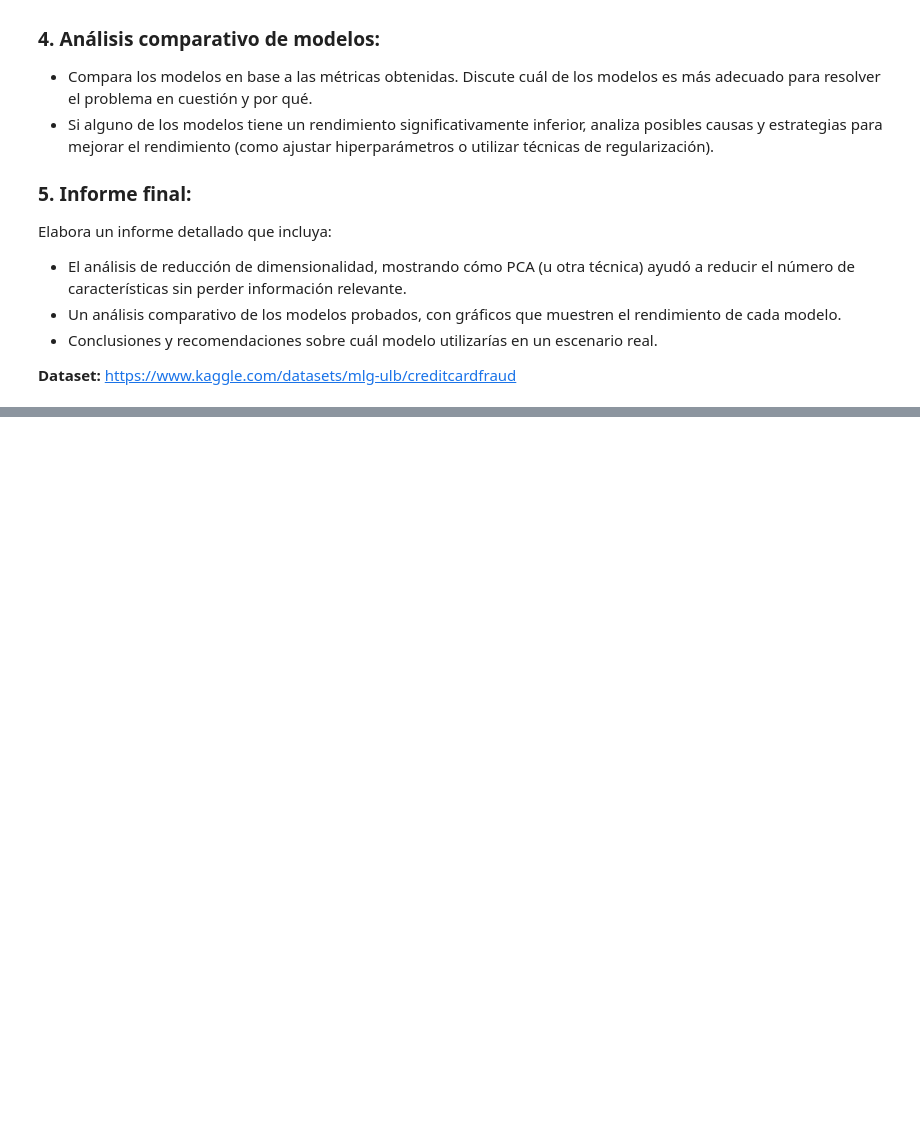
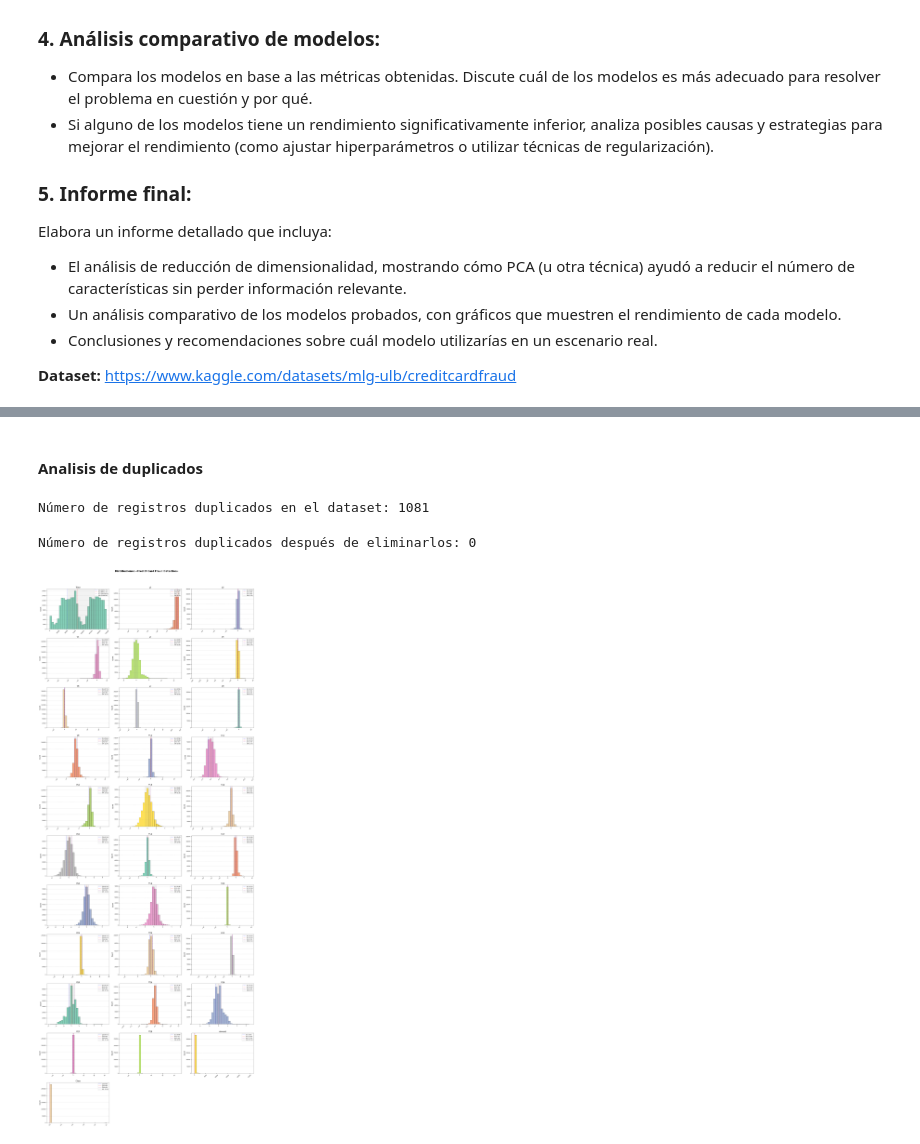
Before and after one commit to gillopy/Coding_Dojo_DS_ML, a Jupyter notebook: 3 - Advance_Machine_Learning/2 - Aprendizaje profundo/3 - Reducción de Dimensionalidad y Benchmarking de Modelos (Core)/Reducción de Dimensionalidad y Benchmarking de Modelos (Core).ipynb, the cells around one changed output, grey strips where cells are left out. Cells and saved outputs as stored; diff of their text form; code cells hidden in the pictures; blank space fills up the shorter version.

```diff
--- a/3 - Advance_Machine_Learning/2 - Aprendizaje profundo/3 - Reducción de Dimensionalidad y Benchmarking de Modelos (Core)/Reducción de Dimensionalidad y Benchmarking de Modelos (Core).ipynb
+++ b/3 - Advance_Machine_Learning/2 - Aprendizaje profundo/3 - Reducción de Dimensionalidad y Benchmarking de Modelos (Core)/Reducción de Dimensionalidad y Benchmarking de Modelos (Core).ipynb
@@ -47,0 +61,7 @@ Elabora un informe detallado que incluya:
+# %%
+# Descargar el dataset
+path = kagglehub.dataset_download("mlg-ulb/creditcardfraud")
+print("Path to dataset files:", path)
+# Cargar el dataset
+dataset_path = os.path.join(path, "creditcard.csv")
+df = pd.read_csv(dataset_path)
@@ -47,0 +110,33 @@ Elabora un informe detallado que incluya:
+# %% [markdown]
+#### **Analisis de duplicados**
+# %%
+duplicados = df.duplicated() # Identificar duplicados
+num_duplicados = duplicados.sum() # Contar el número de duplicados
+print(f"Número de registros duplicados en el dataset: {num_duplicados}")
+# %% [output]
+Número de registros duplicados en el dataset: 1081
+# %%
+# Eliminar duplicados y actualizar el DataFrame
+df = df.drop_duplicates()
+
+# Identificar duplicados nuevamente
+duplicados = df.duplicated()
+# Contar el número de duplicados
+num_duplicados = duplicados.sum()
+print(f"Número de registros duplicados después de eliminarlos: {num_duplicados}")
+# %% [output]
+Número de registros duplicados después de eliminarlos: 0
+# %%
+distributionplot = utils.plot_distributions2(
+    df,  # DataFrame con los datos a graficar
+    figsize=(20, 50),  # Tamaño de la figura (ancho x alto)
+    nrows=11,  # Número de filas en la cuadrícula de subplots
+    ncols=3,  # Número de columnas en la cuadrícula de subplots
+    bins=30,  # Método de cálculo de bins ('rice', 'sqrt', 'sturges', etc.)
+    color_palette='Set2',  # Paleta de colores de Seaborn
+    show_iqr_and_legend=True,  # Desactivar tanto los rangos IQR como la leyenda
+    kde=False,
+    title='Distribuciones «Credict Card Fraud Detection»'  # Título de la figura
+)
+# %% [output]
+[figure, added]
```
Also changed, not shown: parts of 12 cells of this notebook, 1 other file.
